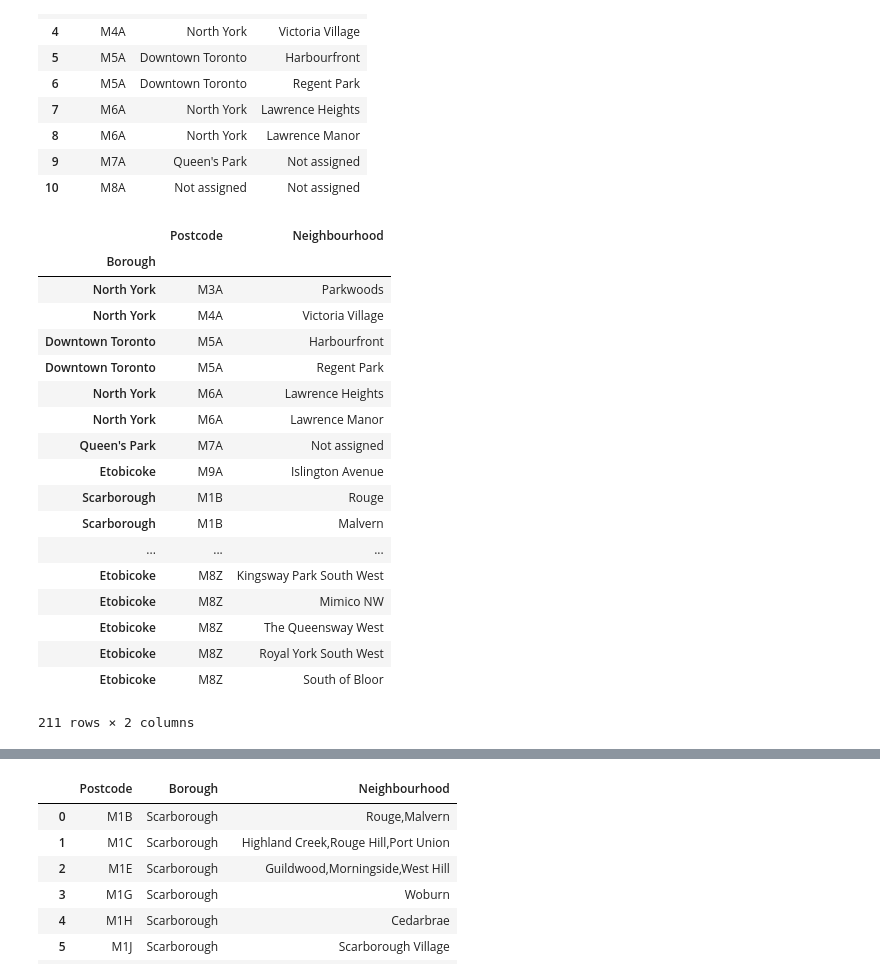
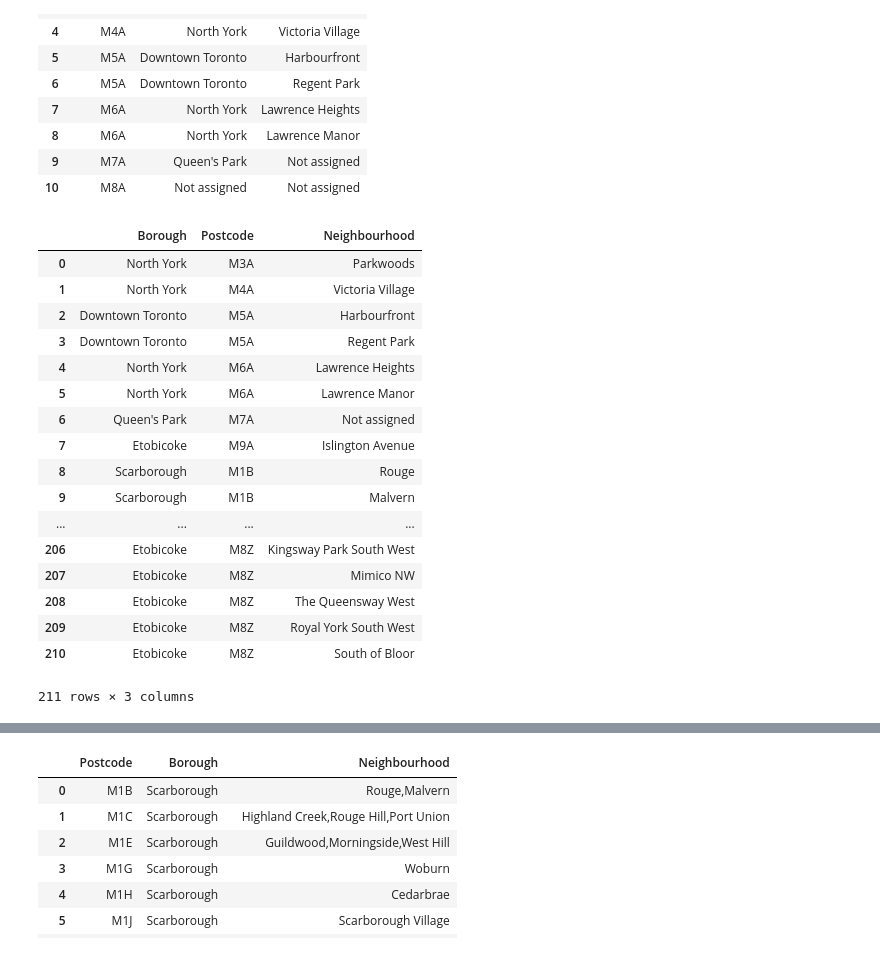
Before and after one commit to HameshTiwari/Coursera_Capstone-Public, a Jupyter notebook: Web Scraping - BeautifulSoup.ipynb, the cells around one changed output, grey strips where cells are left out. Cells and saved outputs as stored; diff of their text form; code cells hidden in the pictures.

Commit message:
Segmenting and Clustering - Assignment 1 (creating Dataframe) - Hamesh Tiwari

```diff
--- a/Web Scraping - BeautifulSoup.ipynb
+++ b/Web Scraping - BeautifulSoup.ipynb
@@ -107,31 +85,30 @@ df.head(10)
 # %%
 # now remove all the rows that have a Not assigned for all the Boroughs
 df[df['Borough']=='Not assigned']
 df=df.set_index("Borough")
 df=df.drop("Not assigned",axis=0)
 df.reset_index()
 #df=df.set_index("Postcode")
-df
+#df
 # %% [output]
-|  | Postcode | Neighbourhood |
-| Borough |  |  |
-| North York | M3A | Parkwoods |
-| North York | M4A | Victoria Village |
-| Downtown Toronto | M5A | Harbourfront |
-| Downtown Toronto | M5A | Regent Park |
-| North York | M6A | Lawrence Heights |
-| North York | M6A | Lawrence Manor |
-| Queen's Park | M7A | Not assigned |
-| Etobicoke | M9A | Islington Avenue |
-| Scarborough | M1B | Rouge |
-| Scarborough | M1B | Malvern |
-| ... | ... | ... |
-| Etobicoke | M8Z | Kingsway Park South West |
-| Etobicoke | M8Z | Mimico NW |
-| Etobicoke | M8Z | The Queensway West |
-| Etobicoke | M8Z | Royal York South West |
-| Etobicoke | M8Z | South of Bloor |
+|  | Borough | Postcode | Neighbourhood |
+| 0 | North York | M3A | Parkwoods |
+| 1 | North York | M4A | Victoria Village |
+| 2 | Downtown Toronto | M5A | Harbourfront |
+| 3 | Downtown Toronto | M5A | Regent Park |
+| 4 | North York | M6A | Lawrence Heights |
+| 5 | North York | M6A | Lawrence Manor |
+| 6 | Queen's Park | M7A | Not assigned |
+| 7 | Etobicoke | M9A | Islington Avenue |
+| 8 | Scarborough | M1B | Rouge |
+| 9 | Scarborough | M1B | Malvern |
+| ... | ... | ... | ... |
+| 206 | Etobicoke | M8Z | Kingsway Park South West |
+| 207 | Etobicoke | M8Z | Mimico NW |
+| 208 | Etobicoke | M8Z | The Queensway West |
+| 209 | Etobicoke | M8Z | Royal York South West |
+| 210 | Etobicoke | M8Z | South of Bloor |
-211 rows × 2 columns
+211 rows × 3 columns
 # %%
 # indexed by the Postcode
 df=df.reset_index()
```
Also changed, not shown: parts of 4 cells of this notebook.
